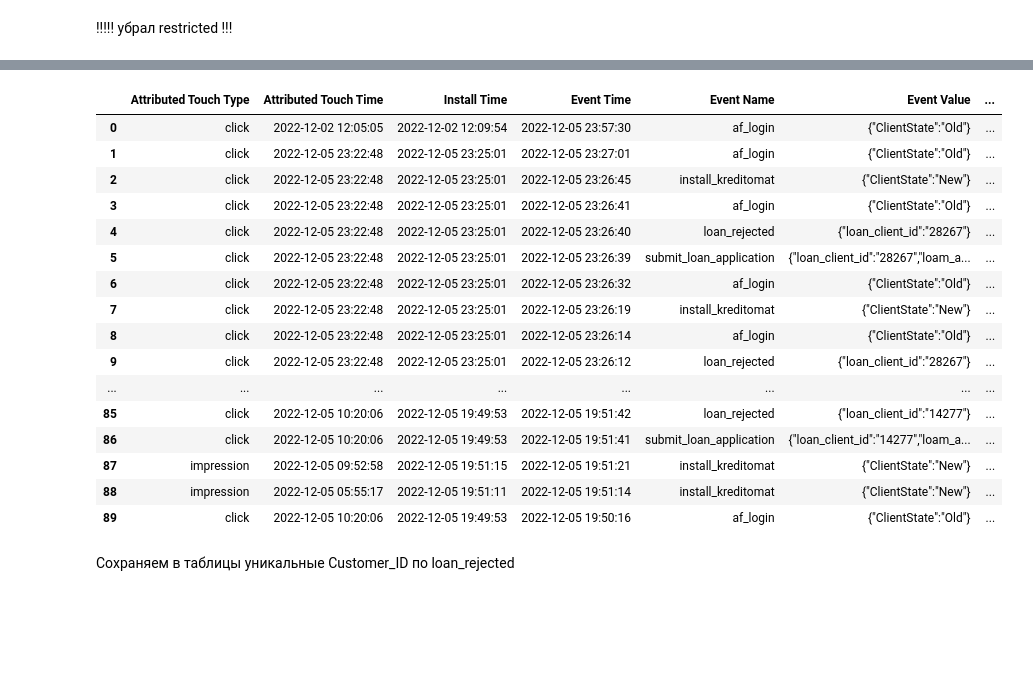
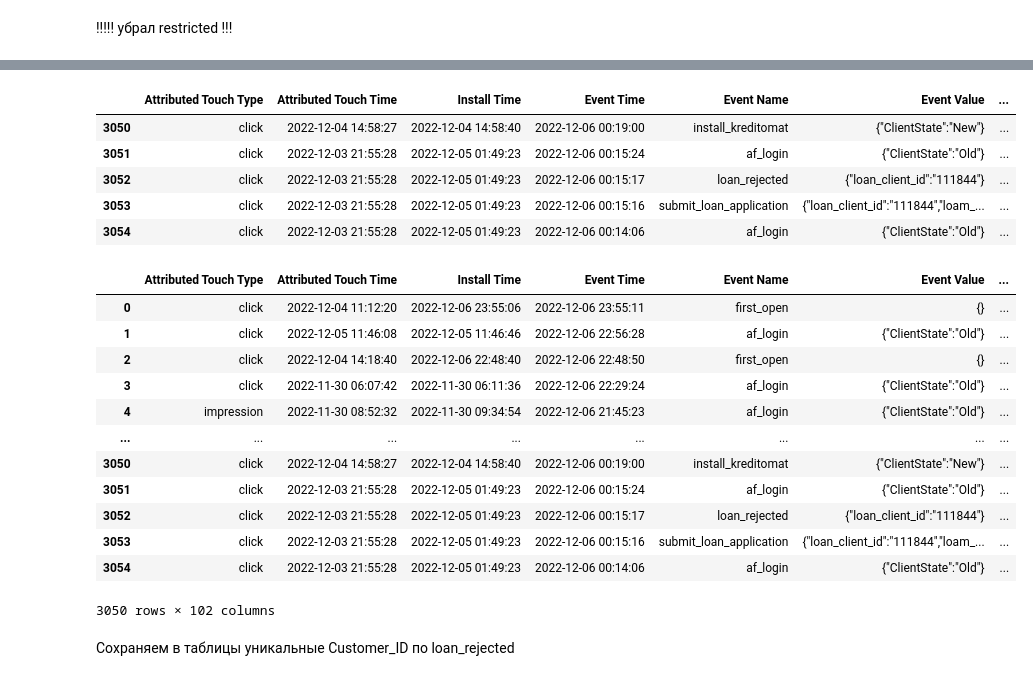
Before and after one commit to ChapnesAl/DA_Fintech, a Jupyter notebook: jupyter_files/get_events.ipynb, the cells around one changed output, grey strips where cells are left out. Drawn from its saved outputs; the diff is of its cells as text; code cells hidden in the pictures; blank space fills up the shorter version.

Commit message:
- moved other files - function to get values from array - find solution to add data with input in jupyter

```diff
--- a/jupyter_files/get_events.ipynb
+++ b/jupyter_files/get_events.ipynb
@@ -12,8 +12,8 @@ pd.set_option('display.max_rows', 100)
 # %% [markdown]
 Данные для для запроса
 # %%
-from_date = '2022-11-22'
-to_date = '2022-12-05'
+from_date = '2022-12-06'
+to_date = '2022-12-06'
 
 
 # ID Tez bol
@@ -47,0 +86,11 @@ df = df.loc[df['Media Source'] != 'restricted']
+# %%
+import ast
+
+for i in range(len(df)):
+    # print(df.iloc[i,5])
+    if 'null' in df.iloc[i,5]:
+        df.iloc[i,5] = df.iloc[i,5].replace('null', 'None')
+    else:
+        pass
+    element = ast.literal_eval(str(df.iloc[i,5]))
+    print(element)
@@ -48,23 +115,55 @@ df = df.loc[df['Media Source'] != 'restricted']
+# %%
+df.tail(5)
+# %% [output]
+|  | Attributed Touch Type | Attributed Touch Time | Install Time | Event Time | Event Name | Event Value | ... |
+| 3050 | click | 2022-12-04 14:58:27 | 2022-12-04 14:58:40 | 2022-12-06 00:19:00 | install_kreditomat | {"ClientState":"New"} | ... |
+| 3051 | click | 2022-12-03 21:55:28 | 2022-12-05 01:49:23 | 2022-12-06 00:15:24 | af_login | {"ClientState":"Old"} | ... |
+| 3052 | click | 2022-12-03 21:55:28 | 2022-12-05 01:49:23 | 2022-12-06 00:15:17 | loan_rejected | {"loan_client_id":"111844"} | ... |
+| 3053 | click | 2022-12-03 21:55:28 | 2022-12-05 01:49:23 | 2022-12-06 00:15:16 | submit_loan_application | {"loan_client_id":"111844","loam_... | ... |
+| 3054 | click | 2022-12-03 21:55:28 | 2022-12-05 01:49:23 | 2022-12-06 00:14:06 | af_login | {"ClientState":"Old"} | ... |
 # %%
-df.iloc
+import ast
+
+x = df.iloc[2,5]
+
+key_1 = 'ClientState'
+key_2 = 'loam_amount'
+key_3 = 'loan_period'
+
+def array_parsing(key):
+    value_list = []
+    for i in range(len(df)):
+        if 'null' in df.iloc[i,5]:
+            df.iloc[i,5] = df.iloc[i,5].replace('null', 'None')
+        else:
+            pass
+        element = ast.literal_eval(str(df.iloc[i,5]))
+        if key in element:
+            element = element.get(key)
+            value_list.append(element)
+        else:
+            value_list.append(np.NaN)
+    return value_list
+
+df[key_1] = array_parsing(key_1)
+df[key_2] = array_parsing(key_2)
+df[key_3] = array_parsing(key_3)
+
+df
 # %% [output]
 |  | Attributed Touch Type | Attributed Touch Time | Install Time | Event Time | Event Name | Event Value | ... |
-| 0 | click | 2022-12-02 12:05:05 | 2022-12-02 12:09:54 | 2022-12-05 23:57:30 | af_login | {"ClientState":"Old"} | ... |
-| 1 | click | 2022-12-05 23:22:48 | 2022-12-05 23:25:01 | 2022-12-05 23:27:01 | af_login | {"ClientState":"Old"} | ... |
-| 2 | click | 2022-12-05 23:22:48 | 2022-12-05 23:25:01 | 2022-12-05 23:26:45 | install_kreditomat | {"ClientState":"New"} | ... |
-| 3 | click | 2022-12-05 23:22:48 | 2022-12-05 23:25:01 | 2022-12-05 23:26:41 | af_login | {"ClientState":"Old"} | ... |
-| 4 | click | 2022-12-05 23:22:48 | 2022-12-05 23:25:01 | 2022-12-05 23:26:40 | loan_rejected | {"loan_client_id":"28267"} | ... |
-| 5 | click | 2022-12-05 23:22:48 | 2022-12-05 23:25:01 | 2022-12-05 23:26:39 | submit_loan_application | {"loan_client_id":"28267","loam_a... | ... |
-| 6 | click | 2022-12-05 23:22:48 | 2022-12-05 23:25:01 | 2022-12-05 23:26:32 | af_login | {"ClientState":"Old"} | ... |
-| 7 | click | 2022-12-05 23:22:48 | 2022-12-05 23:25:01 | 2022-12-05 23:26:19 | install_kreditomat | {"ClientState":"New"} | ... |
-| 8 | click | 2022-12-05 23:22:48 | 2022-12-05 23:25:01 | 2022-12-05 23:26:14 | af_login | {"ClientState":"Old"} | ... |
-| 9 | click | 2022-12-05 23:22:48 | 2022-12-05 23:25:01 | 2022-12-05 23:26:12 | loan_rejected | {"loan_client_id":"28267"} | ... |
+| 0 | click | 2022-12-04 11:12:20 | 2022-12-06 23:55:06 | 2022-12-06 23:55:11 | first_open | {} | ... |
+| 1 | click | 2022-12-05 11:46:08 | 2022-12-05 11:46:46 | 2022-12-06 22:56:28 | af_login | {"ClientState":"Old"} | ... |
+| 2 | click | 2022-12-04 14:18:40 | 2022-12-06 22:48:40 | 2022-12-06 22:48:50 | first_open | {} | ... |
+| 3 | click | 2022-11-30 06:07:42 | 2022-11-30 06:11:36 | 2022-12-06 22:29:24 | af_login | {"ClientState":"Old"} | ... |
+| 4 | impression | 2022-11-30 08:52:32 | 2022-11-30 09:34:54 | 2022-12-06 21:45:23 | af_login | {"ClientState":"Old"} | ... |
 | ... | ... | ... | ... | ... | ... | ... | ... |
-| 85 | click | 2022-12-05 10:20:06 | 2022-12-05 19:49:53 | 2022-12-05 19:51:42 | loan_rejected | {"loan_client_id":"14277"} | ... |
-| 86 | click | 2022-12-05 10:20:06 | 2022-12-05 19:49:53 | 2022-12-05 19:51:41 | submit_loan_application | {"loan_client_id":"14277","loam_a... | ... |
-| 87 | impression | 2022-12-05 09:52:58 | 2022-12-05 19:51:15 | 2022-12-05 19:51:21 | install_kreditomat | {"ClientState":"New"} | ... |
-| 88 | impression | 2022-12-05 05:55:17 | 2022-12-05 19:51:11 | 2022-12-05 19:51:14 | install_kreditomat | {"ClientState":"New"} | ... |
-| 89 | click | 2022-12-05 10:20:06 | 2022-12-05 19:49:53 | 2022-12-05 19:50:16 | af_login | {"ClientState":"Old"} | ... |
+| 3050 | click | 2022-12-04 14:58:27 | 2022-12-04 14:58:40 | 2022-12-06 00:19:00 | install_kreditomat | {"ClientState":"New"} | ... |
+| 3051 | click | 2022-12-03 21:55:28 | 2022-12-05 01:49:23 | 2022-12-06 00:15:24 | af_login | {"ClientState":"Old"} | ... |
+| 3052 | click | 2022-12-03 21:55:28 | 2022-12-05 01:49:23 | 2022-12-06 00:15:17 | loan_rejected | {"loan_client_id":"111844"} | ... |
+| 3053 | click | 2022-12-03 21:55:28 | 2022-12-05 01:49:23 | 2022-12-06 00:15:16 | submit_loan_application | {"loan_client_id":"111844","loam_... | ... |
+| 3054 | click | 2022-12-03 21:55:28 | 2022-12-05 01:49:23 | 2022-12-06 00:14:06 | af_login | {"ClientState":"Old"} | ... |
+3050 rows × 102 columns
 # %% [markdown]
 Сохраняем в таблицы уникальные Customer_ID по loan_rejected
 # %%
```
Also changed, not shown: parts of 7 cells of this notebook, 9 other files.
